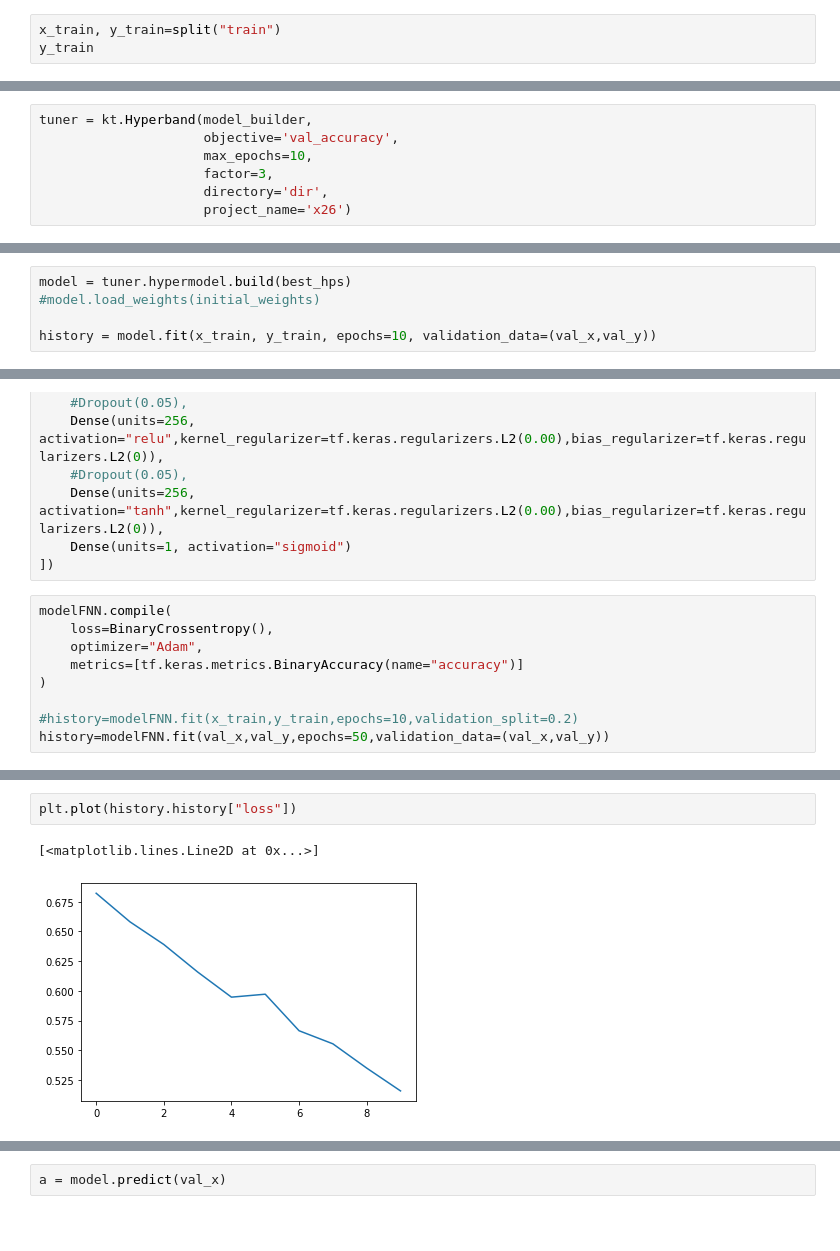
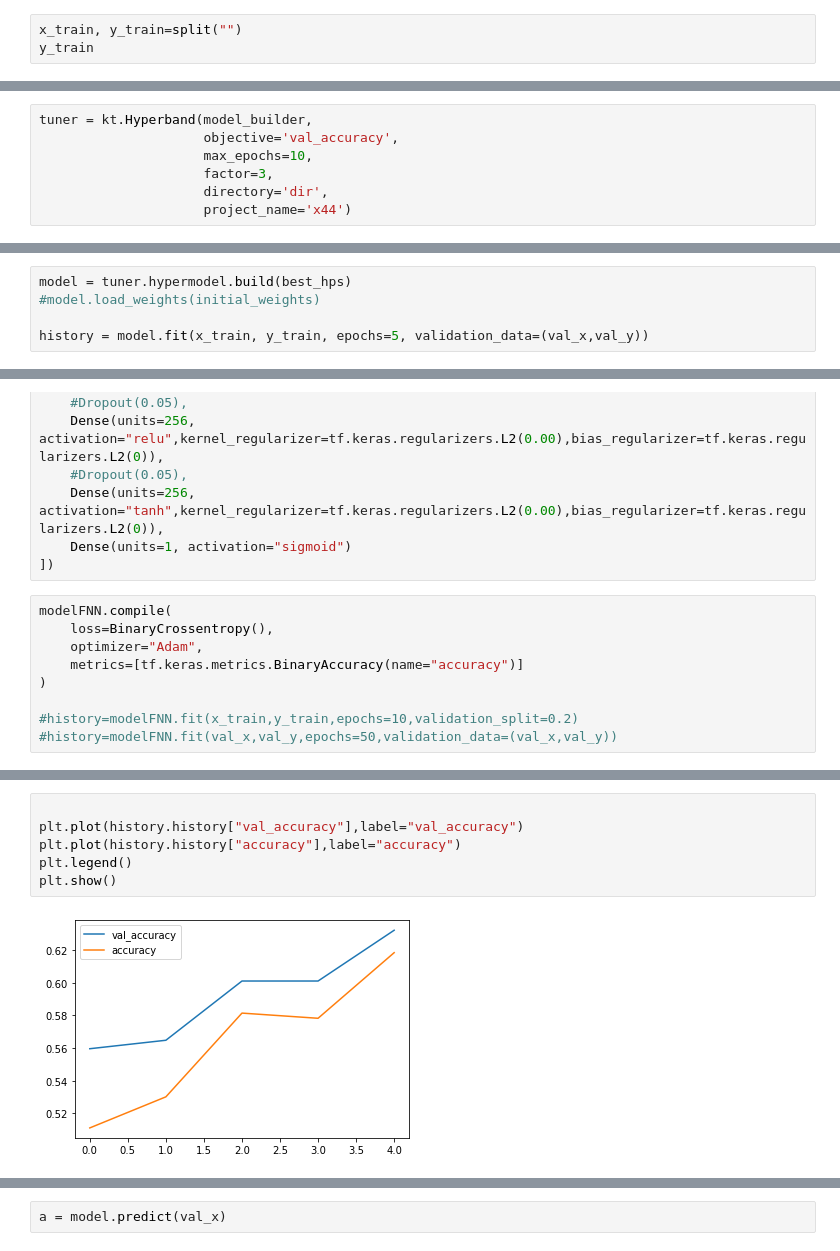
Before and after one commit to charansr/2023_Synopsys_PE, a Jupyter notebook: PEmodeling.ipynb, the cells around one changed output, grey strips where cells are left out. Cells and saved outputs as stored; diff of their text form; blank space fills up the shorter version.

```diff
--- a/PEmodeling.ipynb
+++ b/PEmodeling.ipynb
@@ -385,7 +385,7 @@ def split(section):
     finy=finy.reset_index(drop=True)
     return finx.loc[:,:"wbc:Value"], finy.loc[:,"label":"label"]
 # %%
-x_train, y_train=split("train")
+x_train, y_train=split("")
 y_train
 # %% [output]
 |  | label |
@@ -554,5 +565,5 @@ tuner = kt.Hyperband(model_builder,
                      max_epochs=10,
                      factor=3,
                      directory='dir',
-                     project_name='x26')
+                     project_name='x44')
 # %%
@@ -584,5 +586,5 @@ best_hps.get("tuner/epochs")
 model = tuner.hypermodel.build(best_hps)
 #model.load_weights(initial_weights)
 
-history = model.fit(x_train, y_train, epochs=10, validation_data=(val_x,val_y))
+history = model.fit(x_train, y_train, epochs=5, validation_data=(val_x,val_y))
 # %% [output]
@@ -625,4 +617,4 @@ modelFNN.compile(
 )
 
 #history=modelFNN.fit(x_train,y_train,epochs=10,validation_split=0.2)
-history=modelFNN.fit(val_x,val_y,epochs=50,validation_data=(val_x,val_y))
+#history=modelFNN.fit(val_x,val_y,epochs=50,validation_data=(val_x,val_y))
@@ -647,6 +621,9 @@ Epoch 50/50
 # %%
-plt.plot(history.history["loss"])
+
+plt.plot(history.history["val_accuracy"],label="val_accuracy")
+plt.plot(history.history["accuracy"],label="accuracy")
+plt.legend()
+plt.show()
 # %% [output]
-[<matplotlib.lines.Line2D at 0x...>]
-[figure, old version]
+[figure, new version]
 # %%
```
Also changed, not shown: parts of 9 cells of this notebook.
